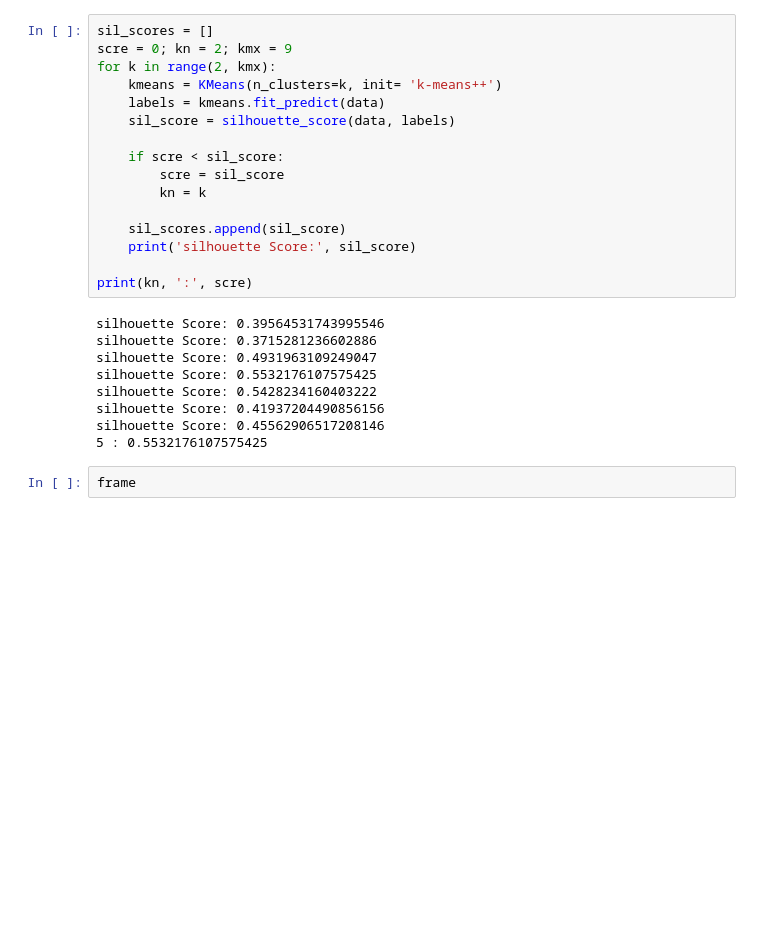
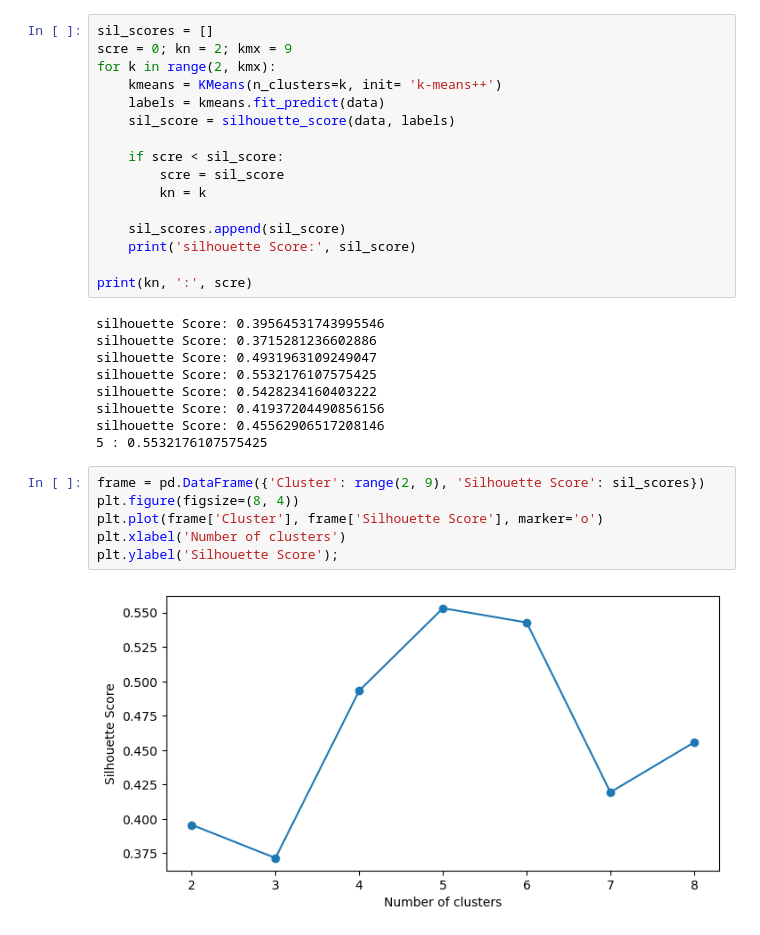
Before and after one commit to amaan-igs/Data-Analytics, a Jupyter notebook: ML/k-mean-clustering.ipynb, the cells around one changed output. Drawn from its saved outputs; the diff is of its cells as text; blank space fills up the shorter version.

```diff
--- a/ML/k-mean-clustering.ipynb
+++ b/ML/k-mean-clustering.ipynb
@@ -82,4 +82,10 @@ silhouette Score: 0.41937204490856156
 silhouette Score: 0.45562906517208146
 5 : 0.5532176107575425
 # %%
-frame
+frame = pd.DataFrame({'Cluster': range(2, 9), 'Silhouette Score': sil_scores})
+plt.figure(figsize=(8, 4))
+plt.plot(frame['Cluster'], frame['Silhouette Score'], marker='o')
+plt.xlabel('Number of clusters')
+plt.ylabel('Silhouette Score');
+# %% [output]
+[figure, added]
```
